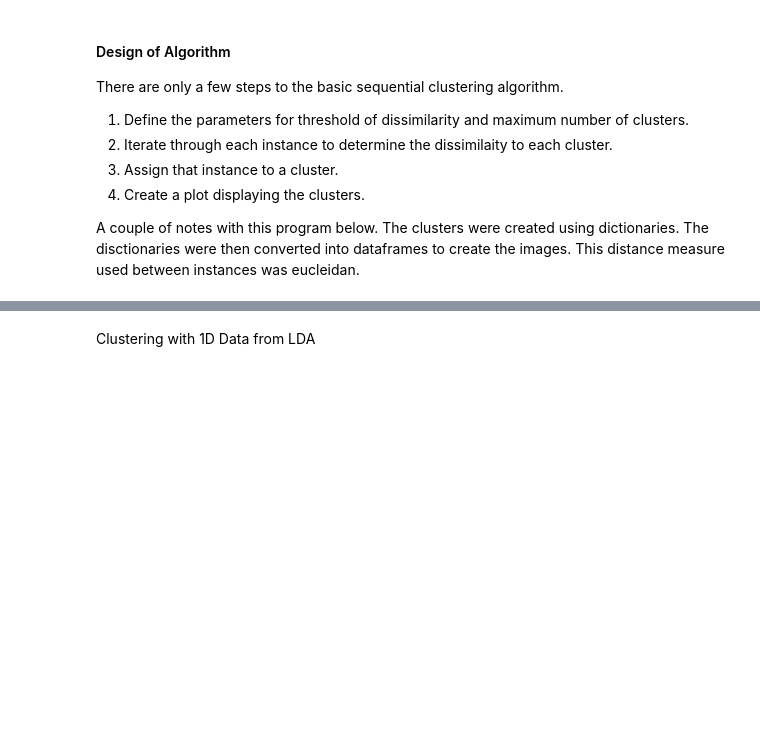
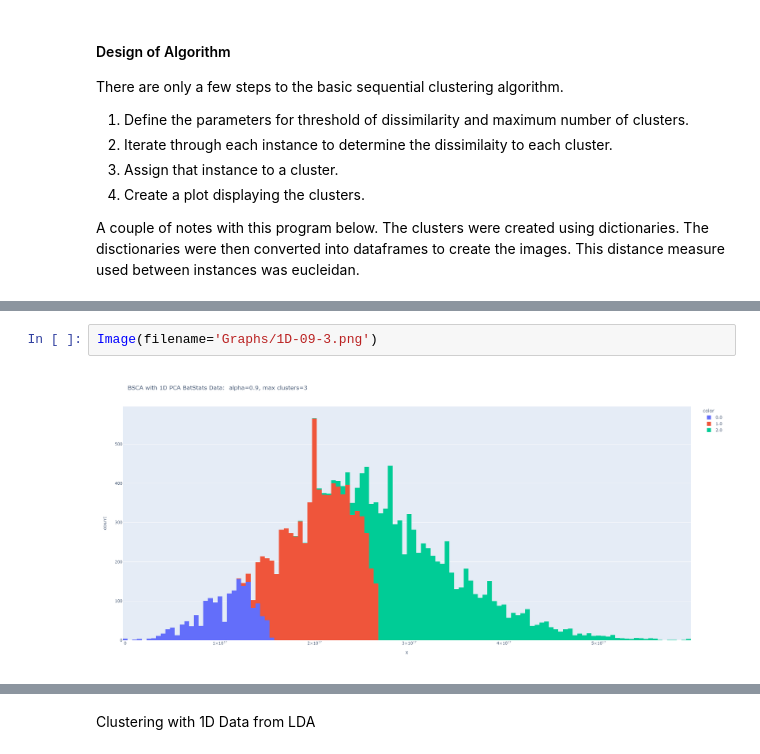
Before and after one commit to michaelzwartz/Unsupervised-ML, a Jupyter notebook: Sem2/BatStats/BSCA.ipynb, the cells around one changed output, grey strips where cells are left out. Drawn from its saved outputs; the diff is of its cells as text; blank space fills up the shorter version.

Commit message:
added graphs to folder. wrote analysis.

```diff
--- a/Sem2/BatStats/BSCA.ipynb
+++ b/Sem2/BatStats/BSCA.ipynb
@@ -19,0 +23,4 @@ A couple of notes with this program below. The clusters were created using dicti
+# %%
+Image(filename='Graphs/1D-09-3.png')
+# %% [output]
+[figure, added]
```
Also changed, not shown: parts of 12 cells of this notebook, 15 other files.
